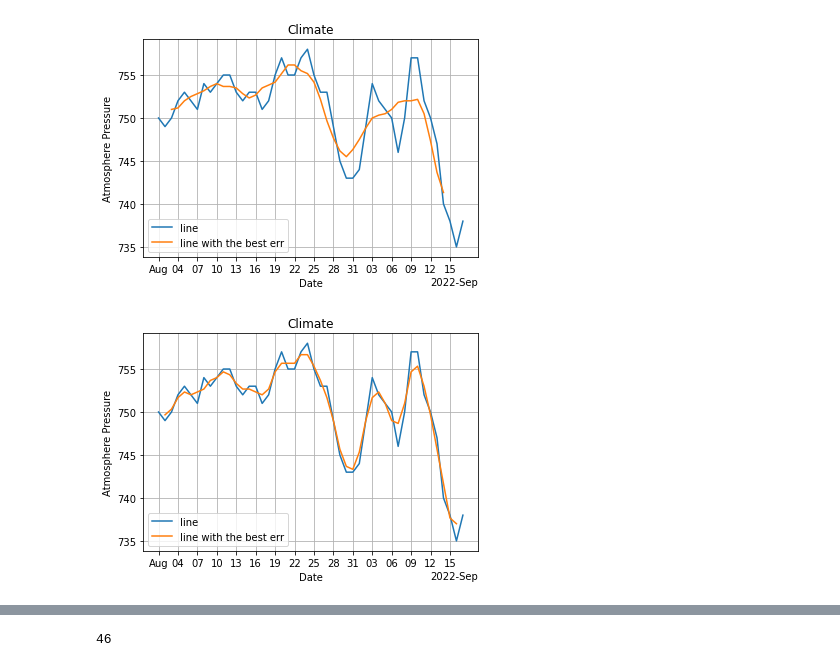
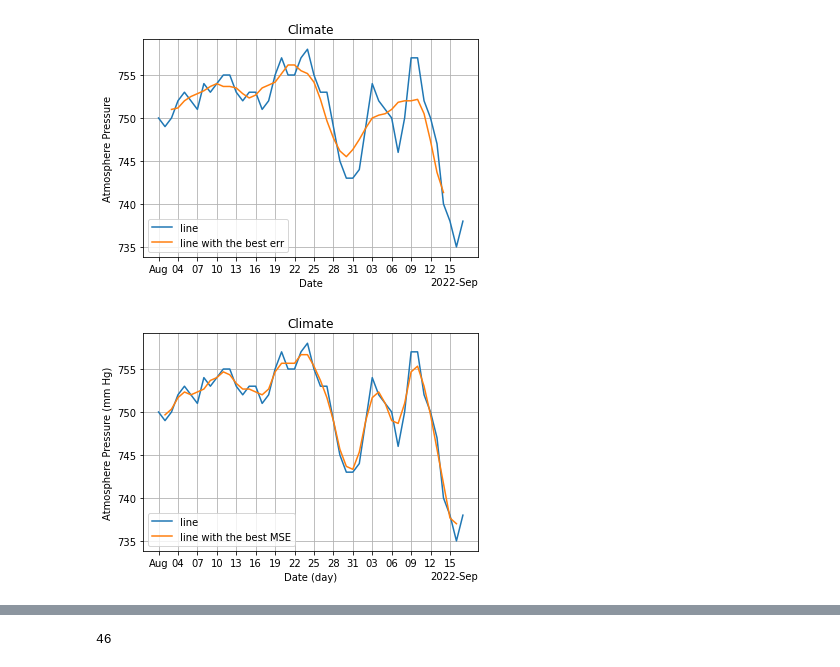
Before and after one commit to Glawary/Lab1, a Jupyter notebook: Lab1.ipynb, the cells around one changed output, grey strips where cells are left out. Drawn from its saved outputs; the diff is of its cells as text; code cells hidden in the pictures.

```diff
--- a/Lab1.ipynb
+++ b/Lab1.ipynb
@@ -371,23 +372,24 @@ plt.show();
 # %%
 from datetime import datetime, timedelta
 import matplotlib as mpl
 fig, ax = plt.subplots()
 x = x_dates
 y = dates["Pressure"]
 ax.plot(x, y, label = "line")
 # ax.set(xlim=(0, 40), xticks=np.arange(0,41,5), ylim=(0, 100), yticks=np.arange(0,101, 10))
 x_new = x_dates[1:1+moving_averages_3.size]
 # y_new = dates_with_the_best_err["Pressure"]
 y_new = moving_averages_3
-ax.plot(x_new, y_new, label = "line with the best err")
+ax.plot(x_new, y_new, label = "line with the best MSE")
 ax.set(xticks=np.arange(np.datetime64('2022-08-01'), np.datetime64('2022-09-18'), np.timedelta64(3,'D')))
 cdf = mpl.dates.ConciseDateFormatter(ax.xaxis.get_major_locator())
 ax.xaxis.set_major_formatter(cdf);
-ax.set_xlabel('Date')
-ax.set_ylabel('Atmosphere Pressure')
+ax.set_xlabel('Date (day)')
+ax.set_ylabel('Atmosphere Pressure (mm Hg)')
 ax.set_title('Climate')
 ax.grid('True')
 ax.legend()
-plt.show();
+plt.show()
+fig.savefig("plot1.png");
 # %% [output]
-[figure, old version]
+[figure, new version]
```
Also changed, not shown: parts of 11 cells of this notebook, 13 other files.
